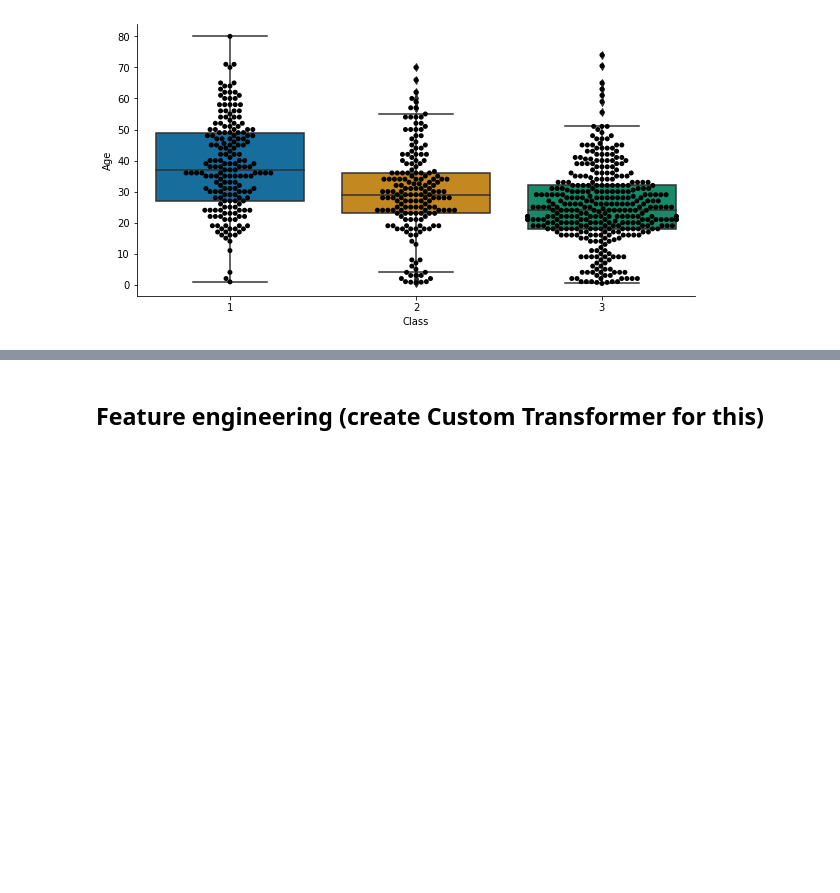
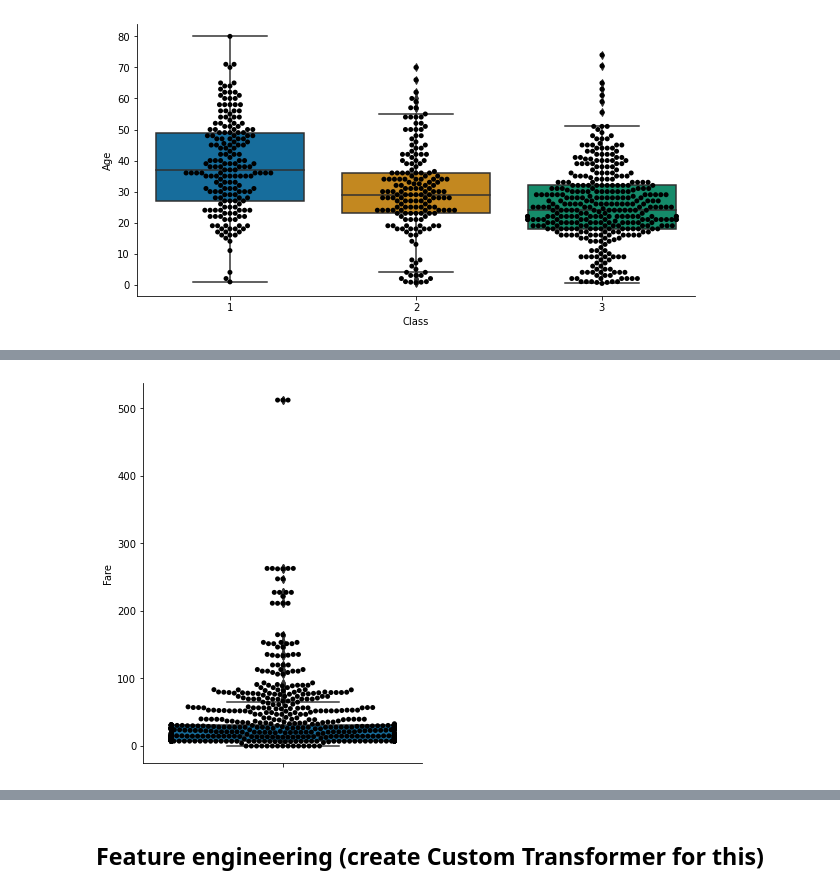
Before and after one commit to sbmoyano/data_science_projects, a Jupyter notebook: kaggle_titanic_competition/kaggle_titanic_competition_classification.ipynb, the cells around one changed output, grey strips where cells are left out. Drawn from its saved outputs; the diff is of its cells as text; code cells hidden in the pictures; blank space fills up the shorter version.

```diff
--- a/kaggle_titanic_competition/kaggle_titanic_competition_classification.ipynb
+++ b/kaggle_titanic_competition/kaggle_titanic_competition_classification.ipynb
@@ -131,0 +154,7 @@ sns.despine()
+# %%
+fig, ax = plt.subplots(figsize=(5, 7))
+sns.boxplot(y=train["Fare"], palette="colorblind")
+sns.swarmplot(y=train["Fare"], color="black")
+sns.despine()
+# %% [output]
+[figure, added]
```
Also changed, not shown: parts of 55 cells of this notebook.
